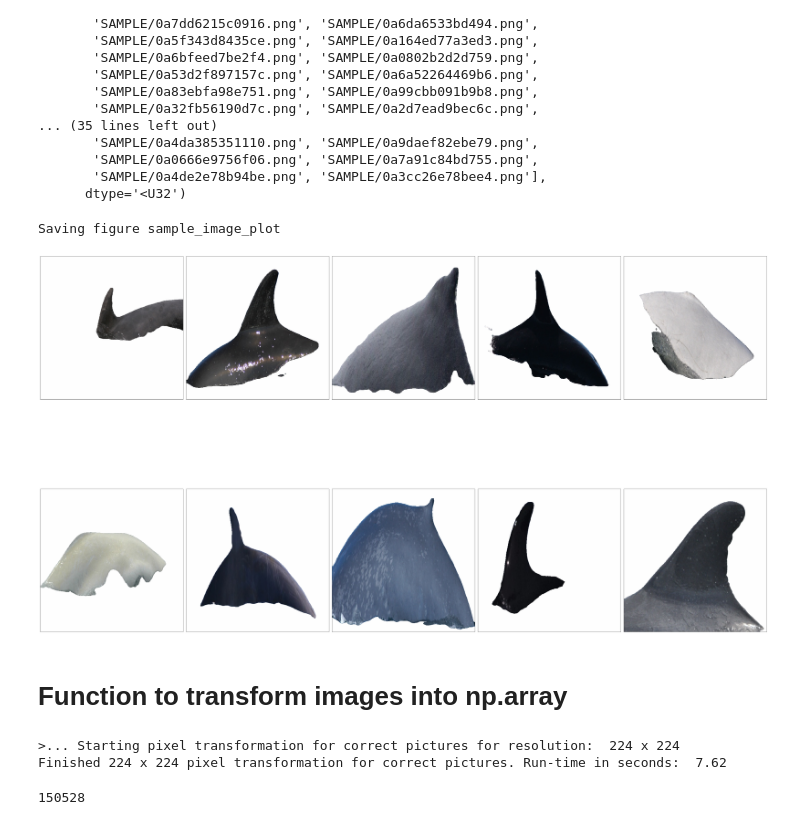
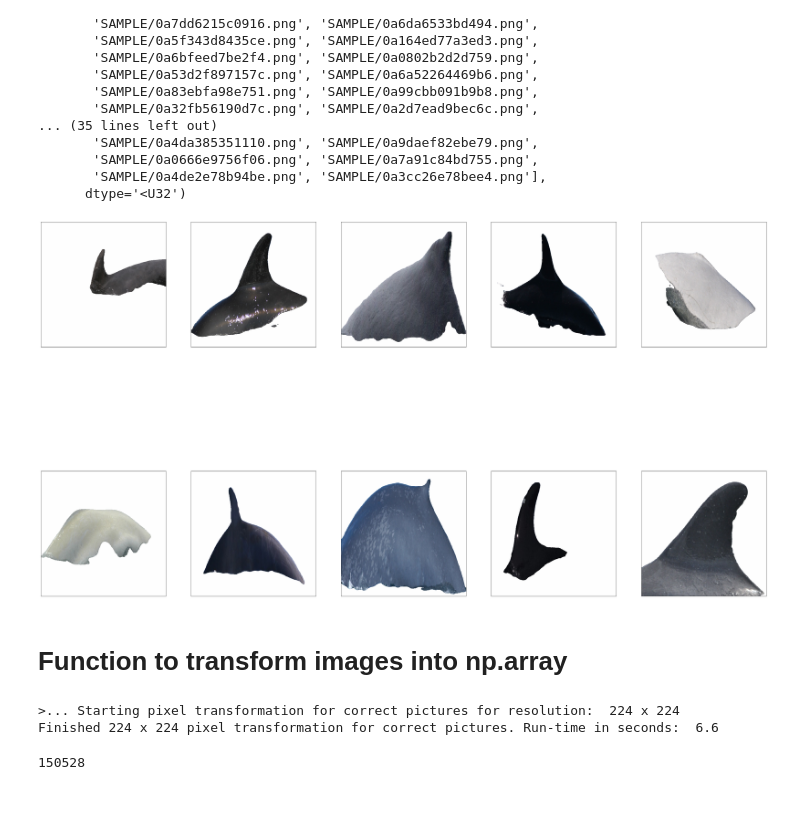
Before and after one commit to Whale-way/happy-whale, a Jupyter notebook: Classification_v2.ipynb, the cells around one changed output. Saved outputs shown, nothing was run; the diff lists cells and outputs as text; code cells hidden in the pictures.

```diff
--- a/Classification_v2.ipynb
+++ b/Classification_v2.ipynb
@@ -39,3 +41,20 @@ mpl.rc('ytick', labelsize=12)
+# %%
+import matplotlib.image as mpimg
+
+from os import listdir
+from os.path import isfile, join
+import re
+
+from PIL import Image
+import glob
+
+# To plot pretty figures
+%matplotlib inline
+import matplotlib as mpl
+import matplotlib.pyplot as plt
+mpl.rc('axes', labelsize=14)
+mpl.rc('xtick', labelsize=12)
+mpl.rc('ytick', labelsize=12)
 # %% [markdown]
 # Specifying paths
 # %%
@@ -145,6 +164,9 @@ be3742892267    1
 54c26574e46b    1
 02da0e68dccd    1
 Name: individual_id, Length: 99, dtype: int64
+# %%
+# Implement a switch between dummy and full data
+full_data_switch_on = False # if the full data set should be used, this switch need to be set to true
 # %% [markdown]
 # Loading the Images
 
@@ -159,3 +174,13 @@ PATH_DATA_TRAIN_SAMPLE
+# %%
+if full_data_switch_on == False:
+    #set path to the full data set
+    ROOT_PATH_DATA = "input/"
+    PATH_DATA_TRAIN_SAMPLE = os.path.join(ROOT_PATH_DATA + "sample_segmented_images/seg_train_sample_100")
+elif full_data_switch_on == True:
+    ROOT_PATH_DATA = "input/"
+    PATH_DATA_TRAIN_SAMPLE = os.path.join(ROOT_PATH_DATA + "full_set_segmented_images")
+else:
+    raise ValueError("Full data switch is not correctly defined")
 # %%
 # Defining function to list all pictures to include
 def list_files(dir):
@@ -202,17 +227,16 @@ for filename in glob.glob(os.path.join(PATH_DATA_TRAIN_SAMPLE +'/*.png')):
 # %%
 example_images = image_list[:10]
 plt.figure(figsize=(50,50))
 columns = 5
 for i, image in enumerate(example_images):
     plt.subplot(int(len(example_images) / columns + 1), columns, i + 1)
     plt.imshow(image)
     plt.xticks([])
     plt.yticks([])
-save_fig("sample_image_plot")
+#save_fig("sample_image_plot")
 plt.show()
 # %% [output]
-Saving figure sample_image_plot
-[figure, old version]
+[figure, new version]
 # %% [markdown]
 # Function to transform images into np.array
 # %%
@@ -255,7 +279,7 @@ def pixel_transformation(target_pixel):
 pictures_numerical = pixel_transformation(224) # We choose a resolution of 224x224 pixels for the images
 # %% [output]
 >... Starting pixel transformation for correct pictures for resolution:  224 x 224
-Finished 224 x 224 pixel transformation for correct pictures. Run-time in seconds:  7.62
+Finished 224 x 224 pixel transformation for correct pictures. Run-time in seconds:  6.6
 # %%
 # Number of features of one picture:
 len(pictures_numerical)
```
Also changed, not shown: parts of 20 cells of this notebook, 1 other file.
